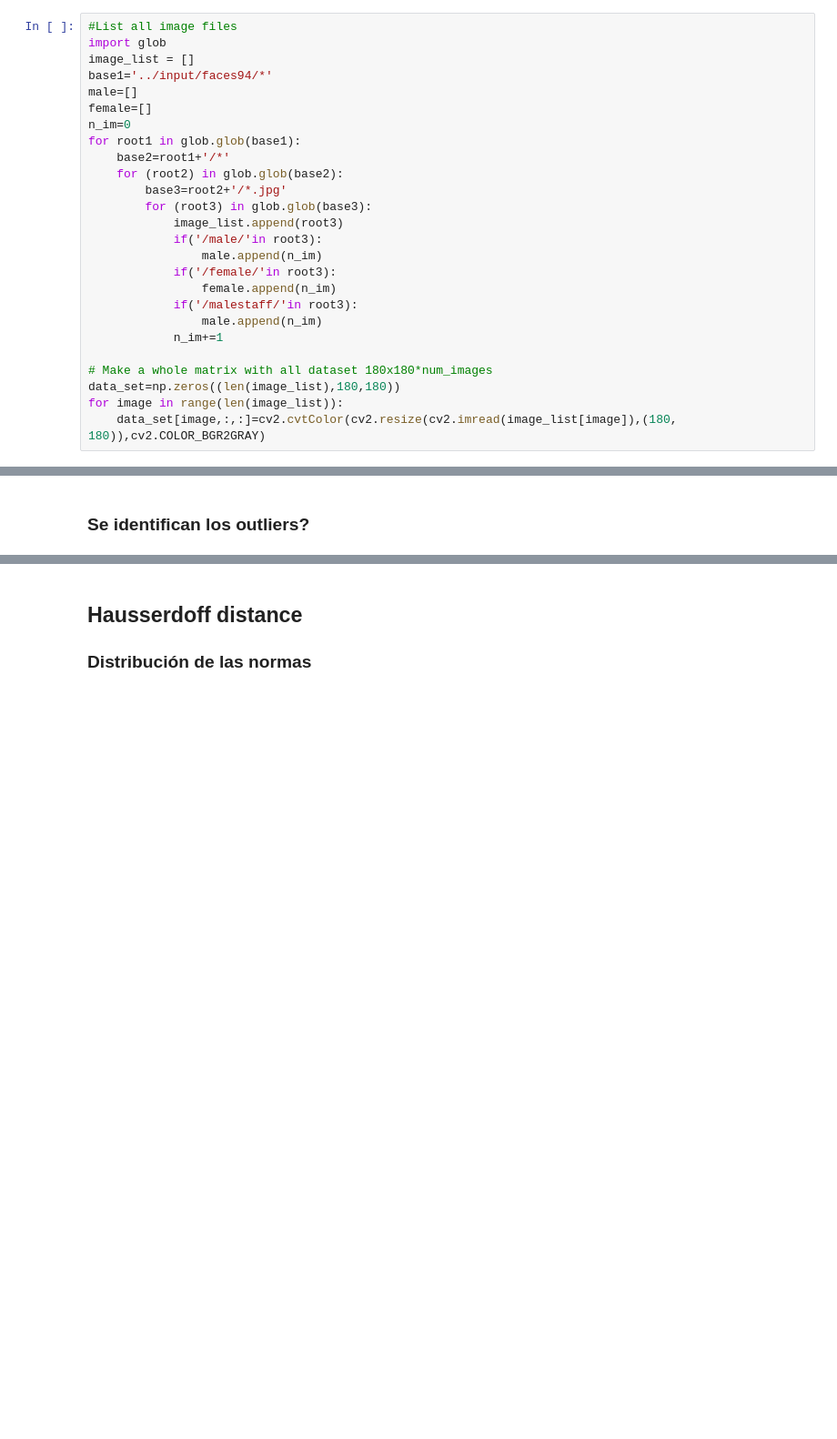
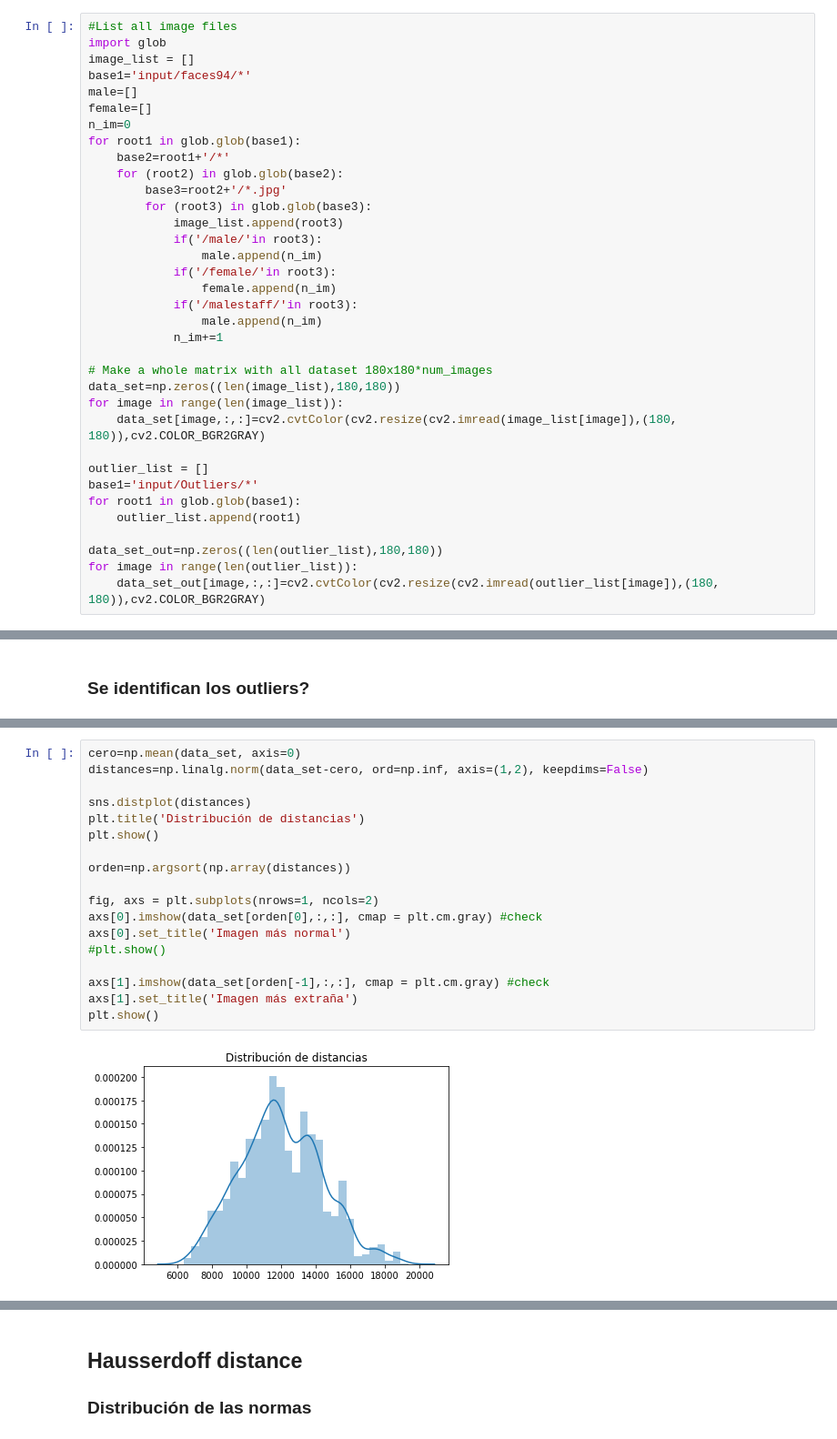
Before and after one commit to BaoxiticDC/Proyecto_Integrador1, a Jupyter notebook: Entrega_entendimiento_normas.ipynb, the cells around one changed output, grey strips where cells are left out. Shown at 91% size. Cells and saved outputs as stored; diff of their text form; blank space fills up the shorter version.

```diff
--- a/Entrega_entendimiento_normas.ipynb
+++ b/Entrega_entendimiento_normas.ipynb
@@ -65,7 +65,7 @@ from scipy.spatial import distance
 #List all image files
 import glob
 image_list = []
-base1='../input/faces94/*'
+base1='input/faces94/*'
 male=[]
 female=[]
 n_im=0
@@ -87,6 +87,15 @@ for root1 in glob.glob(base1):
 data_set=np.zeros((len(image_list),180,180))
 for image in range(len(image_list)):
     data_set[image,:,:]=cv2.cvtColor(cv2.resize(cv2.imread(image_list[image]),(180, 180)),cv2.COLOR_BGR2GRAY)
+
+outlier_list = []
+base1='input/Outliers/*'
+for root1 in glob.glob(base1):
+    outlier_list.append(root1)
+
+data_set_out=np.zeros((len(outlier_list),180,180))
+for image in range(len(outlier_list)):
+    data_set_out[image,:,:]=cv2.cvtColor(cv2.resize(cv2.imread(outlier_list[image]),(180, 180)),cv2.COLOR_BGR2GRAY)
 # %% [markdown]
 # Exploración de datos
 # %%
@@ -193,0 +191,20 @@ plt.show()
+# %%
+cero=np.mean(data_set, axis=0)
+distances=np.linalg.norm(data_set-cero, ord=np.inf, axis=(1,2), keepdims=False)
+
+sns.distplot(distances)
+plt.title('Distribución de distancias')
+plt.show()
+
+orden=np.argsort(np.array(distances))
+
+fig, axs = plt.subplots(nrows=1, ncols=2)
+axs[0].imshow(data_set[orden[0],:,:], cmap = plt.cm.gray) #check
+axs[0].set_title('Imagen más normal')
+#plt.show()
+
+axs[1].imshow(data_set[orden[-1],:,:], cmap = plt.cm.gray) #check
+axs[1].set_title('Imagen más extraña')
+plt.show()
+# %% [output]
+[figure, added]
```
Also changed, not shown: parts of 7 cells of this notebook.
